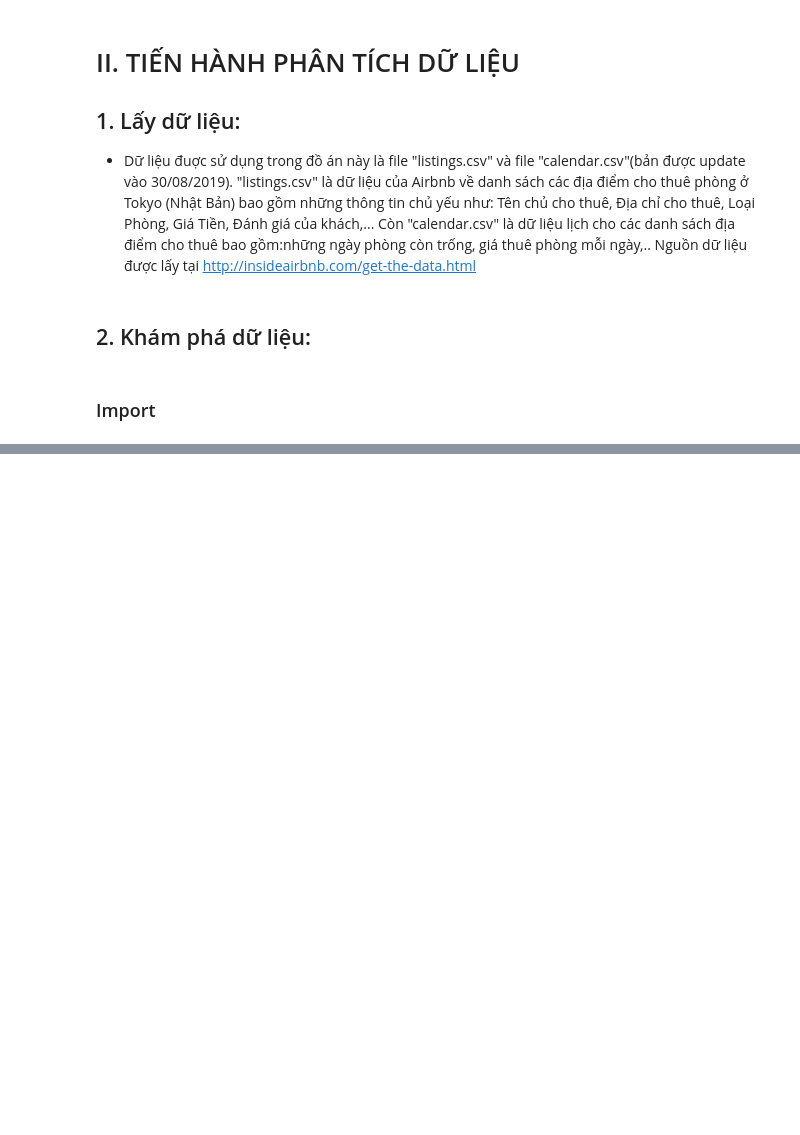
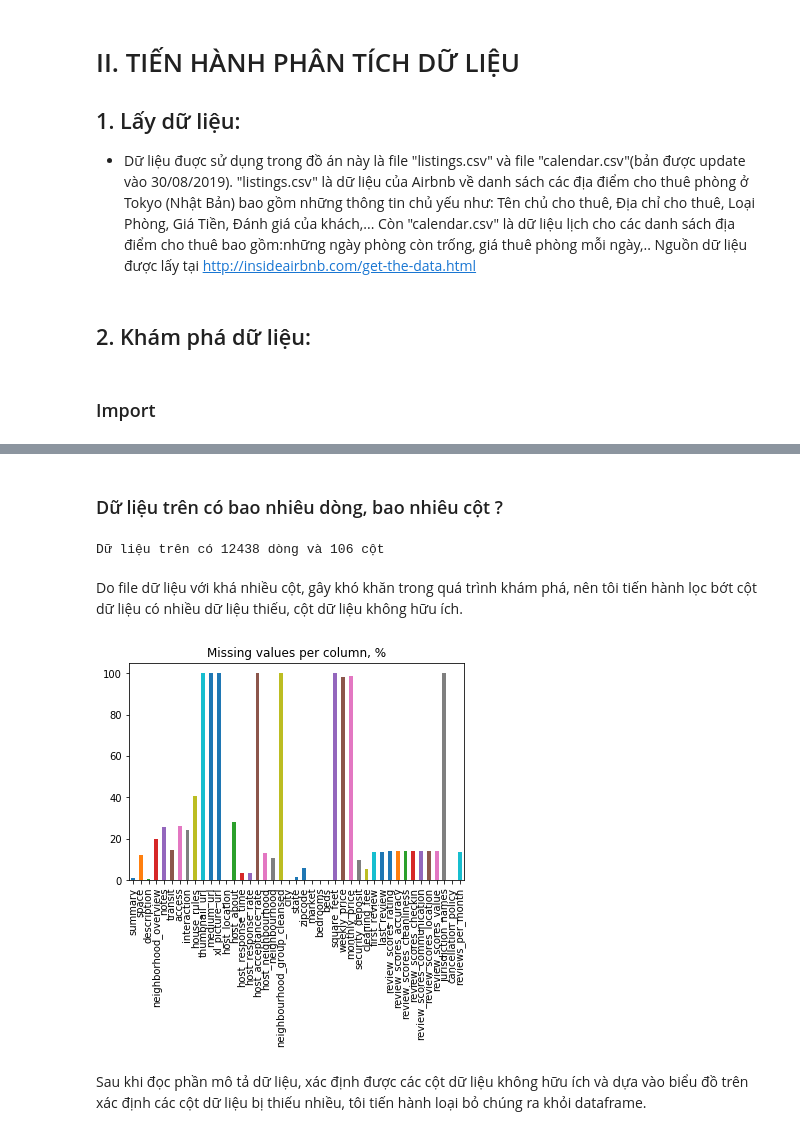
Before and after one commit to Tuyetmayy2410/LTKHDL_FinalProject, a Jupyter notebook: 1712892-NguyenThiTuyet.ipynb, the cells around one changed output, grey strips where cells are left out. Drawn from its saved outputs; the diff is of its cells as text; code cells hidden in the pictures; blank space fills up the shorter version.

```diff
--- a/1712892-NguyenThiTuyet.ipynb
+++ b/1712892-NguyenThiTuyet.ipynb
@@ -38,0 +41,3 @@ import seaborn as sns
+# %%
+df_ABListings = pd.read_csv('listings.csv')
+df_ABListings.head()
@@ -38,0 +52,18 @@ import seaborn as sns
+# %% [markdown]
+### Dữ liệu trên có bao nhiêu dòng, bao nhiêu cột ?
+# %%
+num_rows_listings, num_columns_listings = df_ABListings.shape
+print("Dữ liệu trên có {0} dòng và {1} cột".format(num_rows_listings, num_columns_listings))
+# %% [output]
+Dữ liệu trên có 12438 dòng và 106 cột
+# %% [markdown]
+Do file dữ liệu với khá nhiều cột, gây khó khăn trong quá trình khám phá, nên tôi tiến hành lọc bớt  cột dữ liệu có nhiều dữ liệu thiếu, cột dữ liệu không hữu ích.
+# %%
+#Ve bieu do the hien % du lieu thieu cua cac cot
+listings_missing_df = df_ABListings.isnull().mean()*100
+listings_columns_with_nan = listings_missing_df[listings_missing_df > 0]
+listings_columns_with_nan.plot.bar(title='Missing values per column, %');
+# %% [output]
+[figure, added]
+# %% [markdown]
+Sau khi đọc phần mô tả dữ liệu, xác định được các cột dữ liệu không hữu ích và dựa vào biểu đồ trên xác định các cột dữ liệu bị thiếu nhiều, tôi tiến hành loại bỏ chúng ra khỏi dataframe.
```
Also changed, not shown: parts of 18 cells of this notebook.
